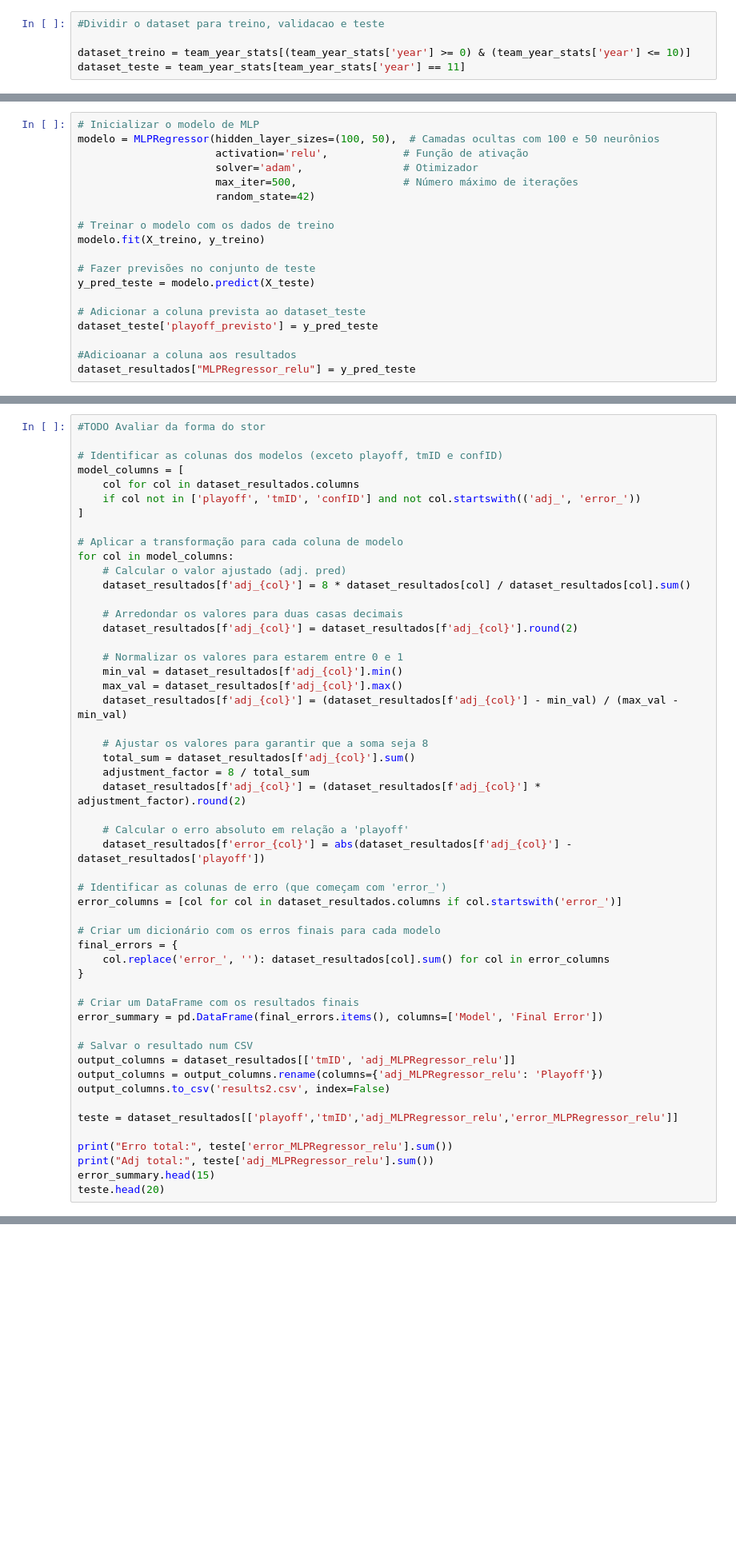
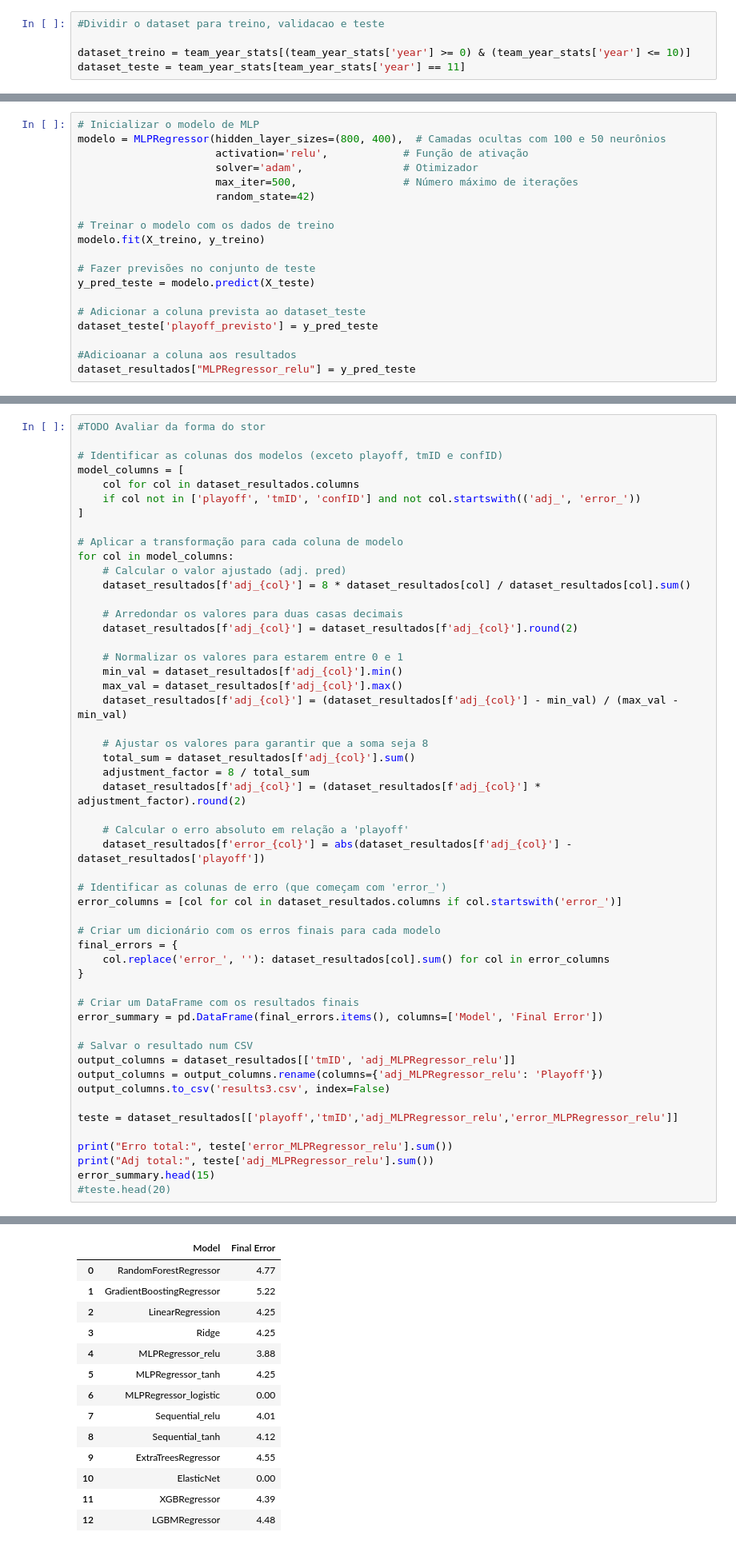
Before and after one commit to maxbper/AC, a Jupyter notebook: junta_2.ipynb, the cells around one changed output, grey strips where cells are left out. Shown at 80% size. Cells and saved outputs as stored; diff of their text form; blank space fills up the shorter version.

Commit message:
mudar numero de layers e neuronios no modelo

```diff
--- a/junta_2.ipynb
+++ b/junta_2.ipynb
@@ -639,6 +744,6 @@ dataset_teste['playoff_previsto'] = y_pred_teste
 # %%
 # Inicializar o modelo de MLP
-modelo = MLPRegressor(hidden_layer_sizes=(100, 50),  # Camadas ocultas com 100 e 50 neurônios
+modelo = MLPRegressor(hidden_layer_sizes=(800, 400),  # Camadas ocultas com 100 e 50 neurônios
                       activation='relu',            # Função de ativação
                       solver='adam',                # Otimizador
                       max_iter=500,                 # Número máximo de iterações
@@ -1047,11 +1324,12 @@ error_summary = pd.DataFrame(final_errors.items(), columns=['Model', 'Final Erro
 # Salvar o resultado num CSV
 output_columns = dataset_resultados[['tmID', 'adj_MLPRegressor_relu']]
 output_columns = output_columns.rename(columns={'adj_MLPRegressor_relu': 'Playoff'})
-output_columns.to_csv('results2.csv', index=False)
+output_columns.to_csv('results3.csv', index=False)
 
 teste = dataset_resultados[['playoff','tmID','adj_MLPRegressor_relu','error_MLPRegressor_relu']]
 
 print("Erro total:", teste['error_MLPRegressor_relu'].sum())
 print("Adj total:", teste['adj_MLPRegressor_relu'].sum())
 error_summary.head(15)
-teste.head(20)
+#teste.head(20)
+# %% [output]
@@ -1057,0 +1338,14 @@ teste.head(20)
+|  | Model | Final Error |
+| 0 | RandomForestRegressor | 4.77 |
+| 1 | GradientBoostingRegressor | 5.22 |
+| 2 | LinearRegression | 4.25 |
+| 3 | Ridge | 4.25 |
+| 4 | MLPRegressor_relu | 3.88 |
+| 5 | MLPRegressor_tanh | 4.25 |
+| 6 | MLPRegressor_logistic | 0.00 |
+| 7 | Sequential_relu | 4.01 |
+| 8 | Sequential_tanh | 4.12 |
+| 9 | ExtraTreesRegressor | 4.55 |
+| 10 | ElasticNet | 0.00 |
+| 11 | XGBRegressor | 4.39 |
+| 12 | LGBMRegressor | 4.48 |
```
Also changed, not shown: parts of 29 cells of this notebook, 2 other files.
